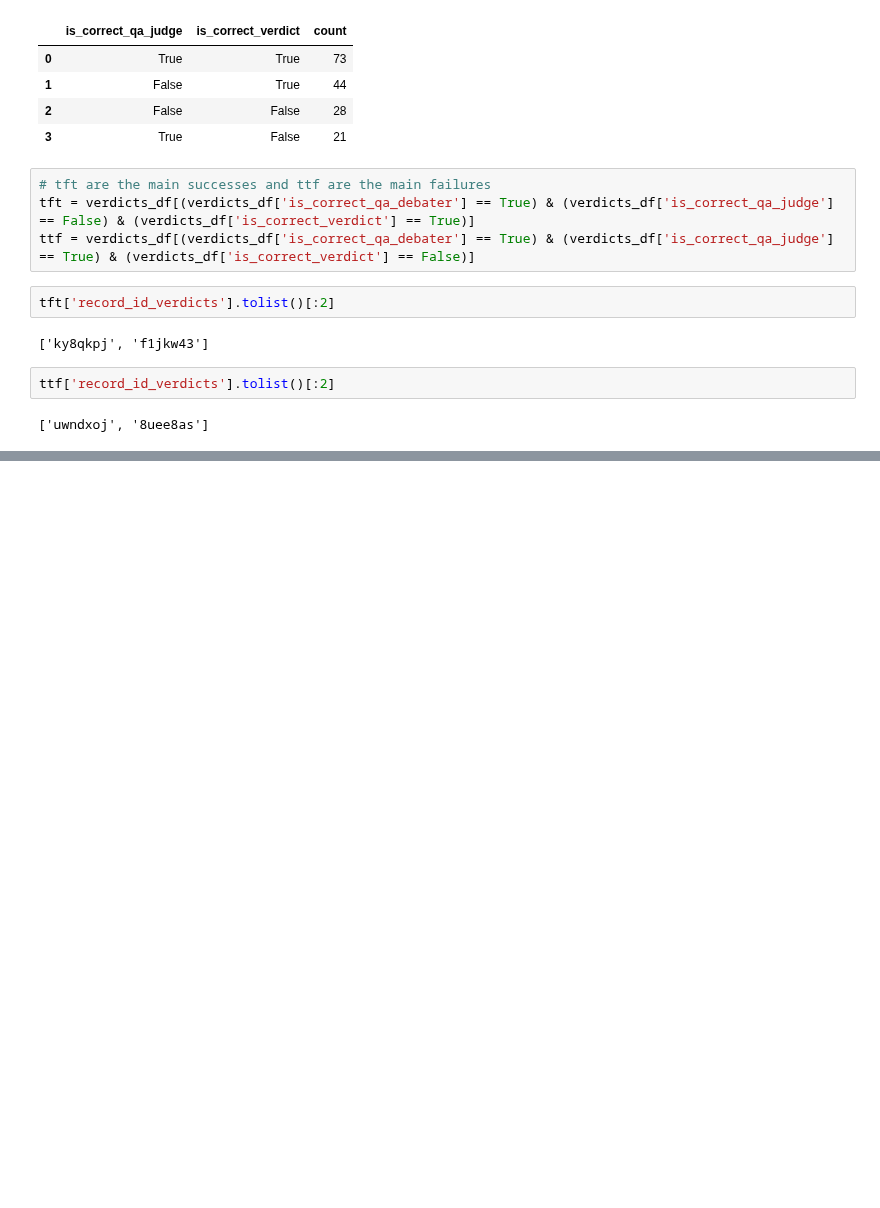
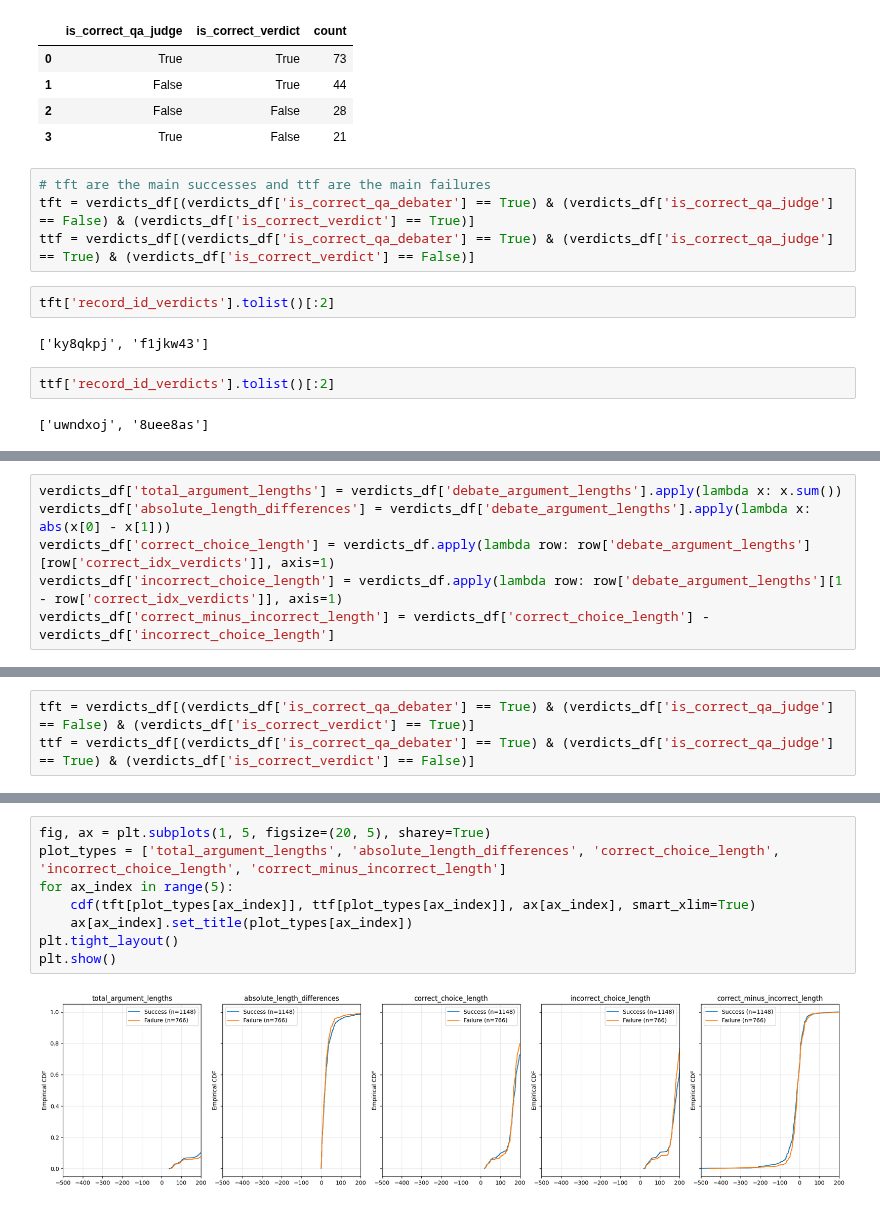
Before and after one commit to joshlevy89/llm_judge_debate_NEW, a Jupyter notebook: analysis/qualitative.ipynb, the cells around one changed output, grey strips where cells are left out. Cells and saved outputs as stored; diff of their text form; blank space fills up the shorter version.

```diff
--- a/analysis/qualitative.ipynb
+++ b/analysis/qualitative.ipynb
@@ -53,0 +152,6 @@ ttf['record_id_verdicts'].tolist()[:2]
+# %%
+verdicts_df['total_argument_lengths'] = verdicts_df['debate_argument_lengths'].apply(lambda x: x.sum())
+verdicts_df['absolute_length_differences'] = verdicts_df['debate_argument_lengths'].apply(lambda x: abs(x[0] - x[1]))
+verdicts_df['correct_choice_length'] = verdicts_df.apply(lambda row: row['debate_argument_lengths'][row['correct_idx_verdicts']], axis=1)
+verdicts_df['incorrect_choice_length'] = verdicts_df.apply(lambda row: row['debate_argument_lengths'][1 - row['correct_idx_verdicts']], axis=1)
+verdicts_df['correct_minus_incorrect_length'] = verdicts_df['correct_choice_length'] - verdicts_df['incorrect_choice_length']
@@ -53,0 +162,3 @@ ttf['record_id_verdicts'].tolist()[:2]
+# %%
+tft = verdicts_df[(verdicts_df['is_correct_qa_debater'] == True) & (verdicts_df['is_correct_qa_judge'] == False) & (verdicts_df['is_correct_verdict'] == True)]
+ttf = verdicts_df[(verdicts_df['is_correct_qa_debater'] == True) & (verdicts_df['is_correct_qa_judge'] == True) & (verdicts_df['is_correct_verdict'] == False)]
@@ -53,0 +189,10 @@ ttf['record_id_verdicts'].tolist()[:2]
+# %%
+fig, ax = plt.subplots(1, 5, figsize=(20, 5), sharey=True)
+plot_types = ['total_argument_lengths', 'absolute_length_differences', 'correct_choice_length', 'incorrect_choice_length', 'correct_minus_incorrect_length']
+for ax_index in range(5):
+    cdf(tft[plot_types[ax_index]], ttf[plot_types[ax_index]], ax[ax_index], smart_xlim=True)
+    ax[ax_index].set_title(plot_types[ax_index])
+plt.tight_layout()
+plt.show()
+# %% [output]
+[figure, added]
```
Also changed, not shown: parts of 22 cells of this notebook.
